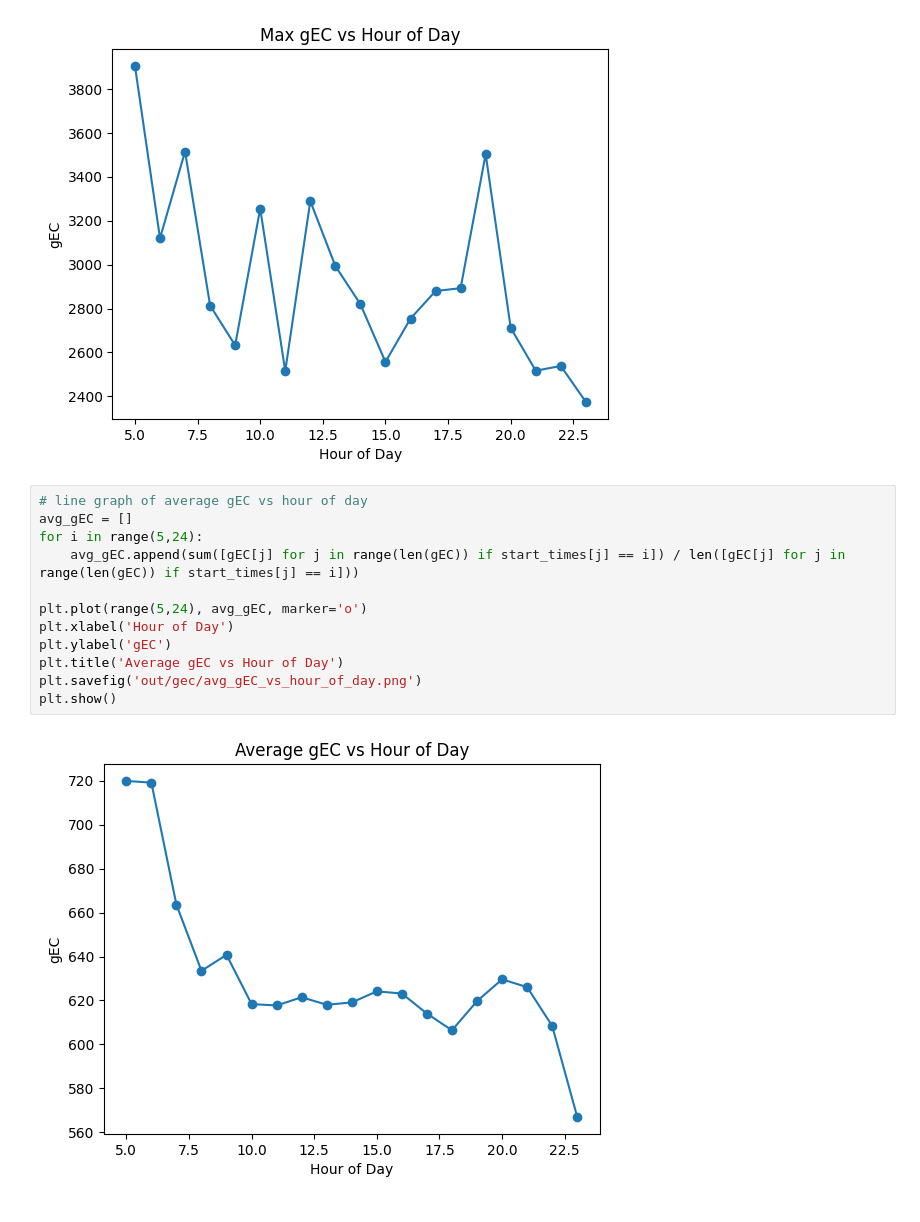
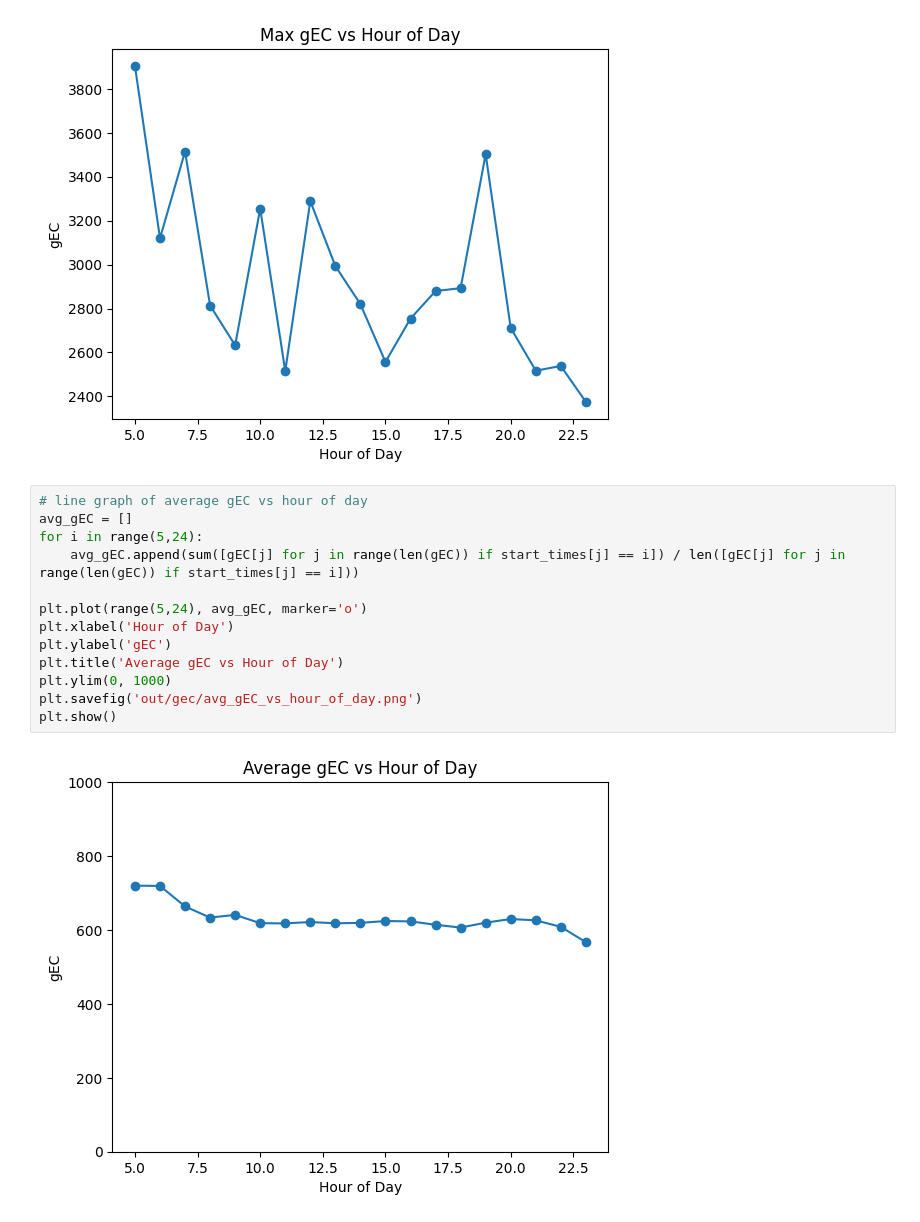
Before and after one commit to AldenCutler/LyonE24, a Jupyter notebook: stats-graphs/gec.ipynb, the cells around one changed output. Cells and saved outputs as stored; diff of their text form.

Commit message:
update gec graphs

```diff
--- a/stats-graphs/gec.ipynb
+++ b/stats-graphs/gec.ipynb
@@ -84,14 +84,15 @@ plt.show()
 # %%
 # line graph of average gEC vs hour of day
 avg_gEC = []
 for i in range(5,24):
     avg_gEC.append(sum([gEC[j] for j in range(len(gEC)) if start_times[j] == i]) / len([gEC[j] for j in range(len(gEC)) if start_times[j] == i]))
 
 plt.plot(range(5,24), avg_gEC, marker='o')
 plt.xlabel('Hour of Day')
 plt.ylabel('gEC')
 plt.title('Average gEC vs Hour of Day')
+plt.ylim(0, 1000)
 plt.savefig('out/gec/avg_gEC_vs_hour_of_day.png')
 plt.show()
 # %% [output]
-[figure, old version]
+[figure, new version]
```
Also changed, not shown: 1 other file.
